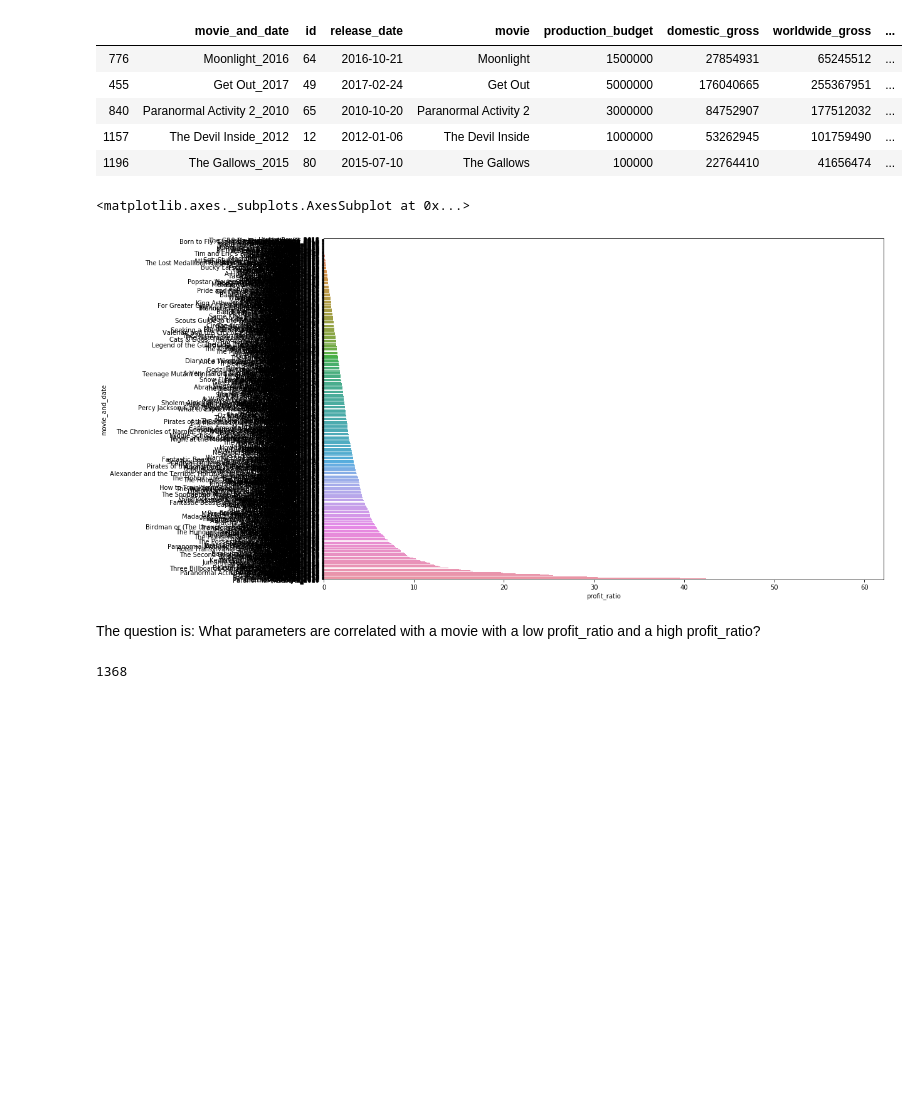
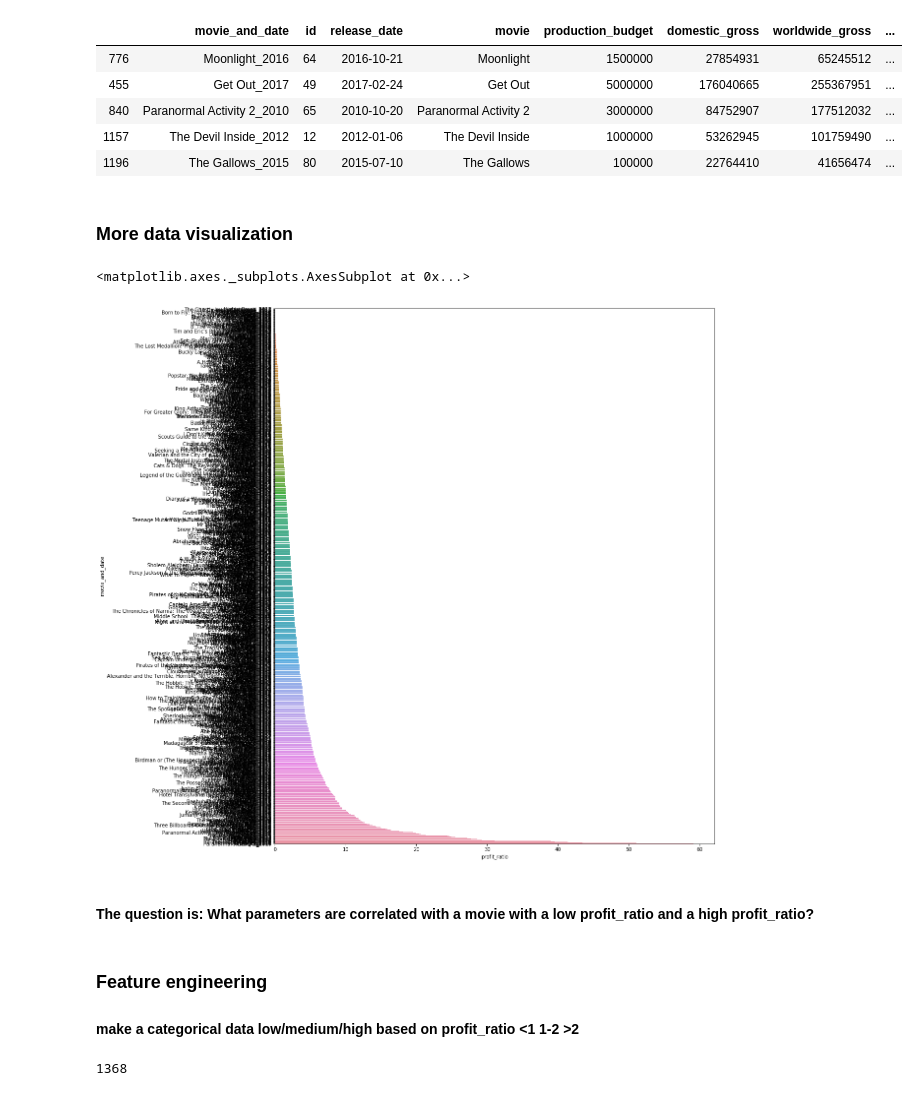
Before and after one commit to poariston/dsc-mod-1-project-v2-1-online-ds-pt-120919, a Jupyter notebook: student.ipynb, the cells around one changed output. Saved outputs shown, nothing was run; the diff lists cells and outputs as text; code cells hidden in the pictures; blank space fills up the shorter version.

```diff
--- a/student.ipynb
+++ b/student.ipynb
@@ -539,11 +547,13 @@ df4.tail()
 | 1196 | The Gallows_2015 | 80 | 2015-07-10 | The Gallows | 100000 | 22764410 | 41656474 | ... |
 # %%
 df4.drop(index=[1157,1196],inplace = True)
+# %% [markdown]
+### More data visualization
 # %%
-plt.figure(figsize =(16,10))
+plt.figure(figsize =(16,20))
 sns.barplot(x='profit_ratio',y='movie_and_date',data=df4)
 # %% [output]
 <matplotlib.axes._subplots.AxesSubplot at 0x...>
-[figure, old version]
+[figure, new version]
 # %% [markdown]
-The question is: What parameters are correlated with a movie with a low profit_ratio and a high profit_ratio?
+#### The question is: What parameters are correlated with a movie with a low profit_ratio and a high profit_ratio?
@@ -552,3 +560,6 @@ The question is: What parameters are correlated with a movie with a low profit_r
+# %% [markdown]
+### Feature engineering
+#### make a categorical data low/medium/high based on profit_ratio <1  1-2 >2
 # %%
 profit_lmh = []
 for profit_ratio in df4['profit_ratio']:
```
Also changed, not shown: parts of 15 cells of this notebook.
